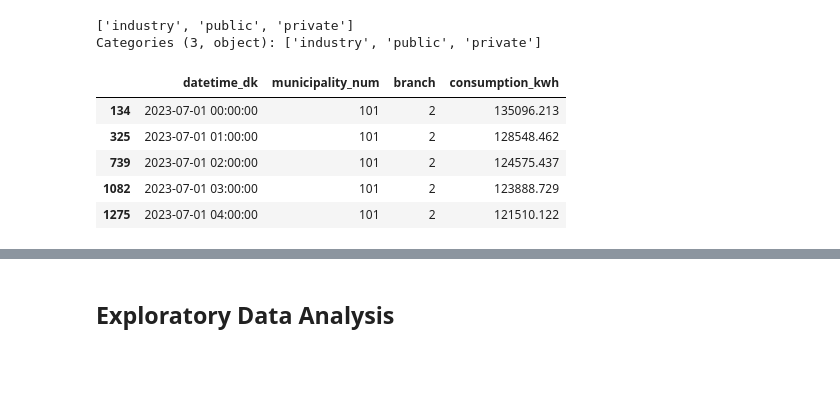
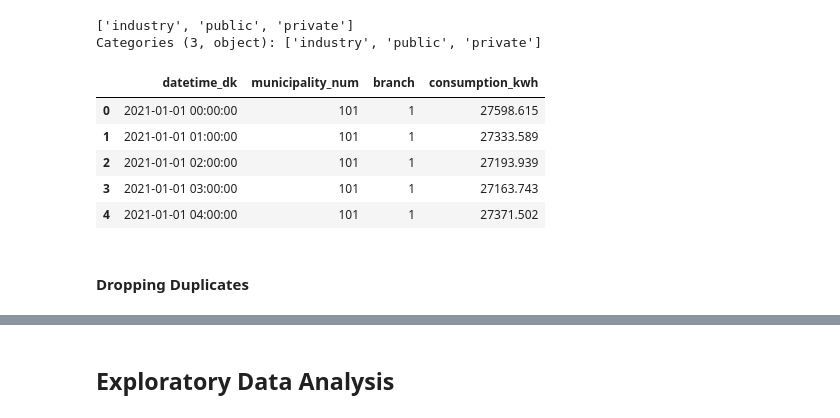
Before and after one commit to JohnPPinto/energy-consumption-forecasting, a Jupyter notebook: notebooks/02_data_cleaning_eda.ipynb, the cells around one changed output, grey strips where cells are left out. Saved outputs shown, nothing was run; the diff lists cells and outputs as text; code cells hidden in the pictures; blank space fills up the shorter version.

```diff
--- a/notebooks/02_data_cleaning_eda.ipynb
+++ b/notebooks/02_data_cleaning_eda.ipynb
@@ -302,17 +291,20 @@ Categories (3, object): ['industry', 'public', 'private']
 # %%
 # Now that we have renamed the categories, we will create another dataset that have all the features in numerical format
 feature_df = dataset_df.copy()
 
 branch_mapping = {'public': 1,
                   'industry': 2,
                   'private': 3}
 
 feature_df['branch'] = feature_df['branch'].apply(lambda x: branch_mapping.get(x)).astype('int8')
+feature_df = feature_df.sort_values(by=['municipality_num', 'branch', 'datetime_dk']).reset_index(drop=True)
 feature_df.head()
 # %% [output]
 |  | datetime_dk | municipality_num | branch | consumption_kwh |
-| 134 | 2023-07-01 00:00:00 | 101 | 2 | 135096.213 |
-| 325 | 2023-07-01 01:00:00 | 101 | 2 | 128548.462 |
-| 739 | 2023-07-01 02:00:00 | 101 | 2 | 124575.437 |
-| 1082 | 2023-07-01 03:00:00 | 101 | 2 | 123888.729 |
-| 1275 | 2023-07-01 04:00:00 | 101 | 2 | 121510.122 |
+| 0 | 2021-01-01 00:00:00 | 101 | 1 | 27598.615 |
+| 1 | 2021-01-01 01:00:00 | 101 | 1 | 27333.589 |
+| 2 | 2021-01-01 02:00:00 | 101 | 1 | 27193.939 |
+| 3 | 2021-01-01 03:00:00 | 101 | 1 | 27163.743 |
+| 4 | 2021-01-01 04:00:00 | 101 | 1 | 27371.502 |
+# %% [markdown]
+#### Dropping Duplicates
```
Also changed, not shown: parts of 28 cells of this notebook, 2 other files.
